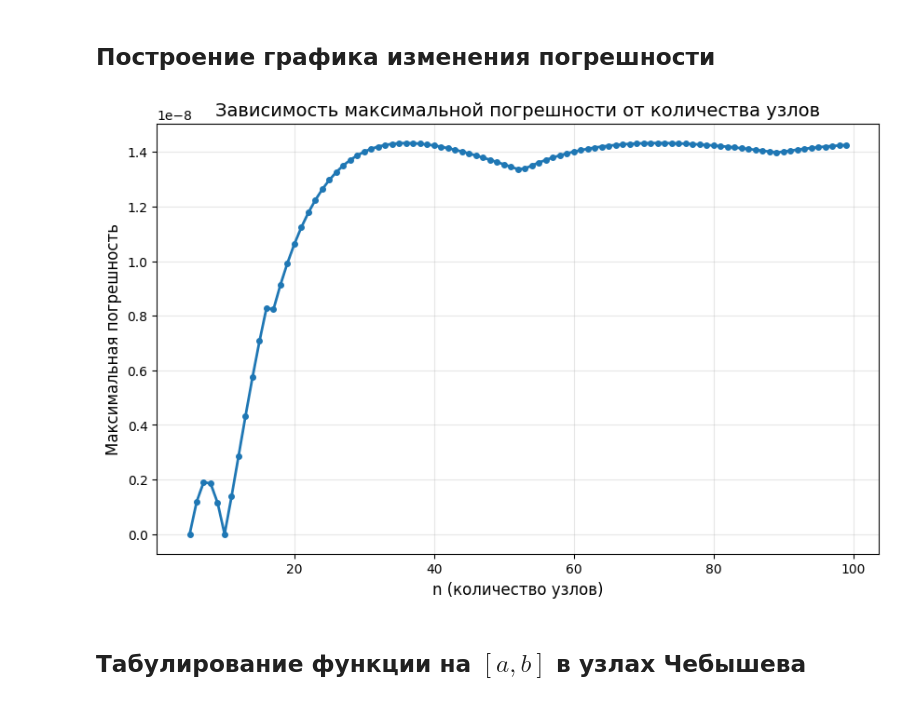
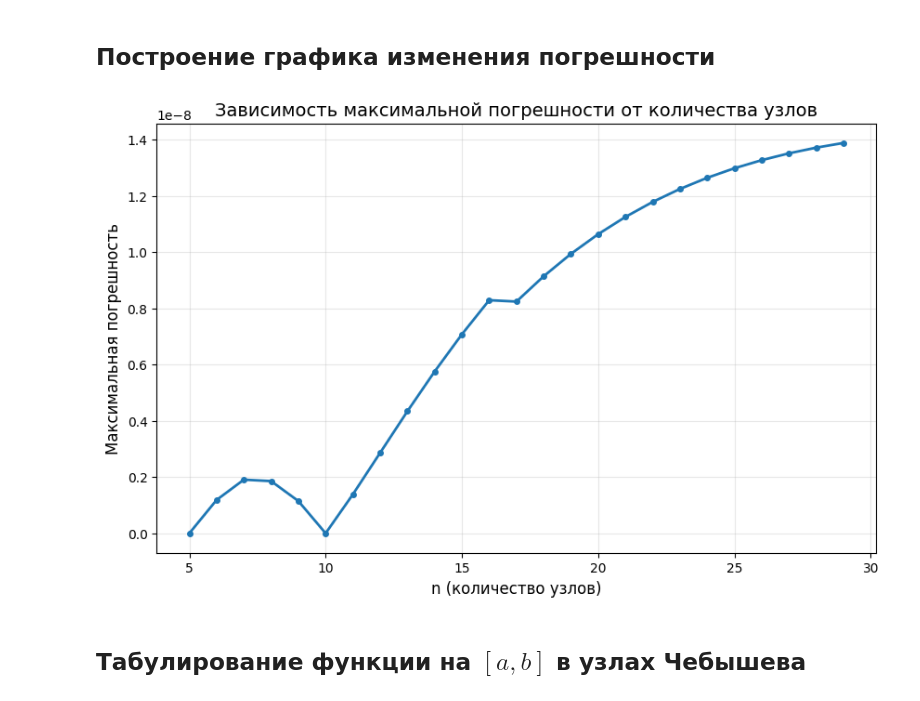
Before and after one commit to d-code000/NumericalMethods, a Jupyter notebook: interpolation_polynomial.ipynb, the cells around one changed output. Cells and saved outputs as stored; diff of their text form; code cells hidden in the pictures.

```diff
--- a/interpolation_polynomial.ipynb
+++ b/interpolation_polynomial.ipynb
@@ -232,28 +232,28 @@ pandas.DataFrame(result_table)
 # %%
 import matplotlib.pyplot as plt
 
 interpolate_points = [Point(x, series(x)) for x in get_tab_x(n=10)]
-n_array = [i for i in range(5, 100)]
+n_array = [i for i in range(5, 30)]
 max_error_rate = []
 
 for n in n_array:
     error_rate = []
     for x in get_tab_x(n=n):
         f_s = series(x)
         f_lp = lagrange_polynomial(x, interpolate_points)
         error_rate.append(abs(f_s - f_lp))
     max_error_rate.append(max(error_rate))
 
 plt.figure(figsize=(10, 6))
 plt.plot(n_array, max_error_rate, marker='o', linestyle='-', linewidth=2, markersize=4)
 plt.xlabel('n (количество узлов)', fontsize=12)
 plt.ylabel('Максимальная погрешность', fontsize=12)
 plt.title('Зависимость максимальной погрешности от количества узлов', fontsize=14)
 plt.grid(True, alpha=0.3)
 
 plt.show()
 # %% [output]
-[figure, old version]
+[figure, new version]
 # %% [markdown]
 ## Табулирование функции на $[a, b]$ в узлах Чебышева
 # %%
```
